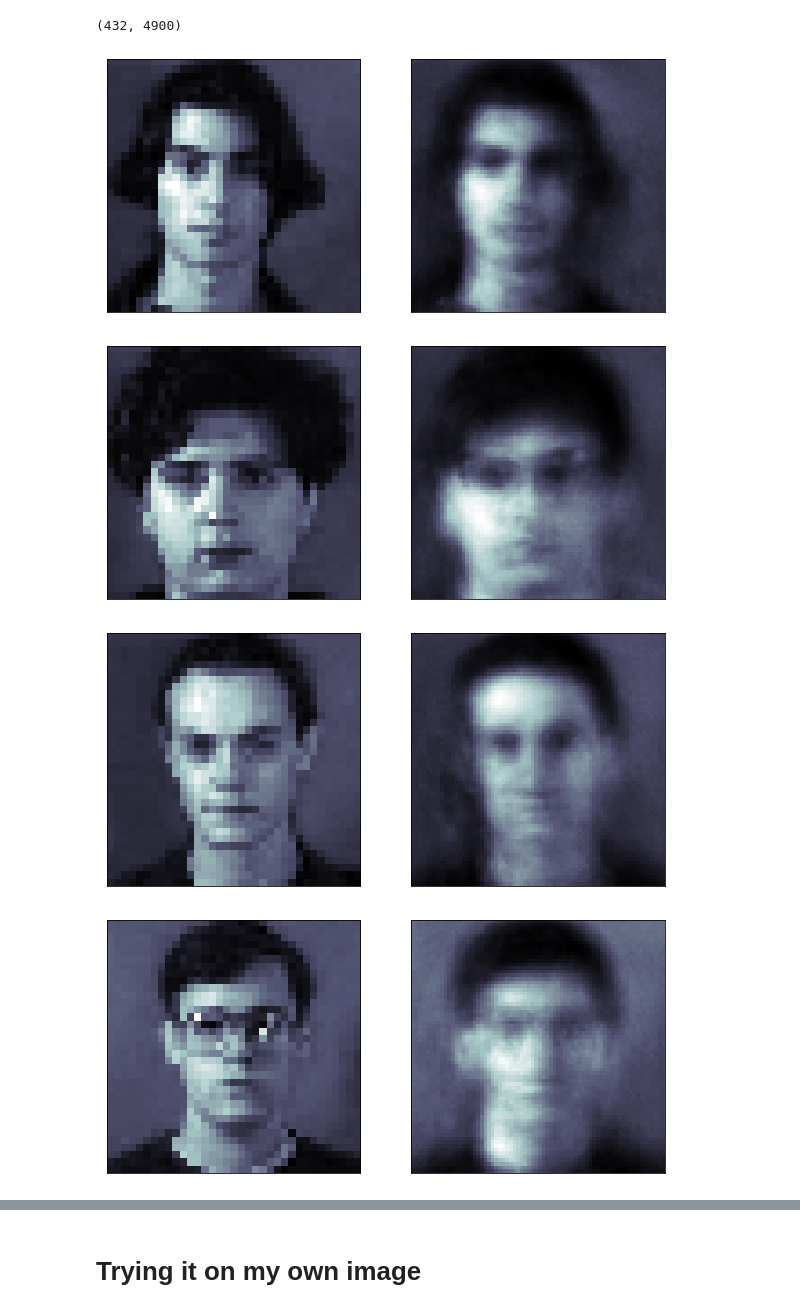
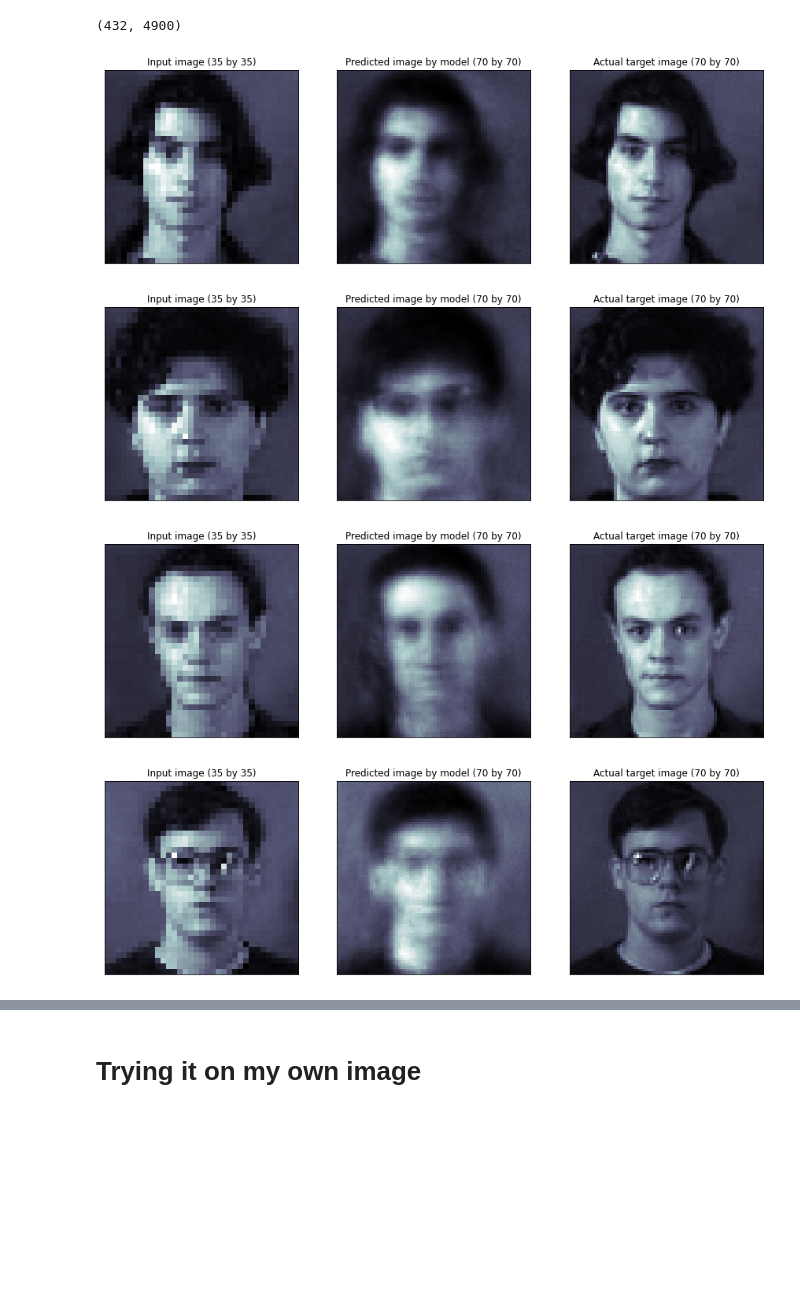
Before and after one commit to skumarudel/DSPS_SKumar, a Jupyter notebook: HW10/AutoEncoders_OnFaces.ipynb, the cells around one changed output, grey strips where cells are left out. Saved outputs shown, nothing was run; the diff lists cells and outputs as text; code cells hidden in the pictures; blank space fills up the shorter version.

```diff
--- a/HW10/AutoEncoders_OnFaces.ipynb
+++ b/HW10/AutoEncoders_OnFaces.ipynb
@@ -240,23 +240,30 @@ output_image.shape
 # %% [output]
 (432, 4900)
 # %%
-def compareinout(i, outim, testimg, initialshape=(int(np.sqrt(X_tr.shape[1])), int(np.sqrt(X_tr.shape[1])))):
-  fig = plt.figure(figsize=(10,5))
-  ax = fig.add_subplot(121)
+def compareinout(i, outim, testimg, actualimage, initialshape=(int(np.sqrt(X_tr.shape[1])), int(np.sqrt(X_tr.shape[1])))):
+  fig = plt.figure(figsize=(15,5))
+  ax = fig.add_subplot(131)
   ax.imshow(testimg[i].reshape(initialshape) , cmap="bone")
   ax.get_xaxis().set_visible(False)
   ax.get_yaxis().set_visible(False)
-  ax = fig.add_subplot(122)
+  ax.set_title('Input image (35 by 35)')
+  ax = fig.add_subplot(132)
   ax.imshow(outim[i].reshape(int(initialshape[0]*2), int(initialshape[1]*2)) , cmap="bone")
   ax.get_xaxis().set_visible(False)
   ax.get_yaxis().set_visible(False)
+  ax.set_title('Predicted image by model (70 by 70)')
+  ax = fig.add_subplot(133)
+  ax.imshow(actualimage[i].reshape(int(initialshape[0]*2), int(initialshape[1]*2)) , cmap="bone")
+  ax.get_xaxis().set_visible(False)
+  ax.get_yaxis().set_visible(False)
+  ax.set_title('Actual target image (70 by 70)')
 # %%
 np.random.seed(20)
 sample_images = np.random.choice(len(X_te), 10, replace=False)
 for sample in sample_images:
-  compareinout(sample, output_image, X_te)
+  compareinout(sample, output_image, X_te, y_te)
 # %% [output]
-[figure, old version]
+[figure, new version]
-[figure, old version]
+[figure, new version]
-[figure, old version]
+[figure, new version]
-[figure, old version]
+[figure, new version]
```
Also changed, not shown: parts of 1 cell of this notebook.
